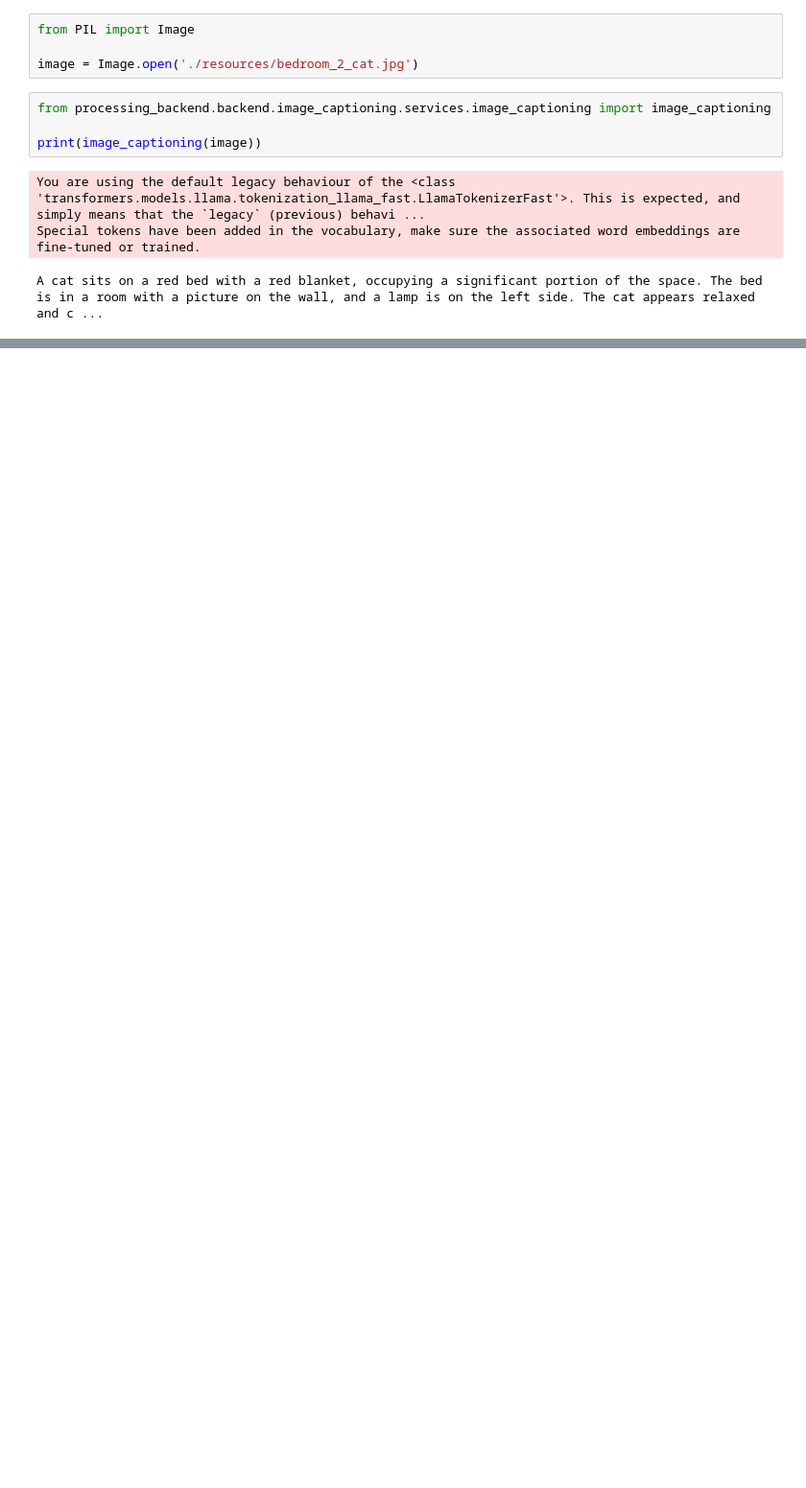
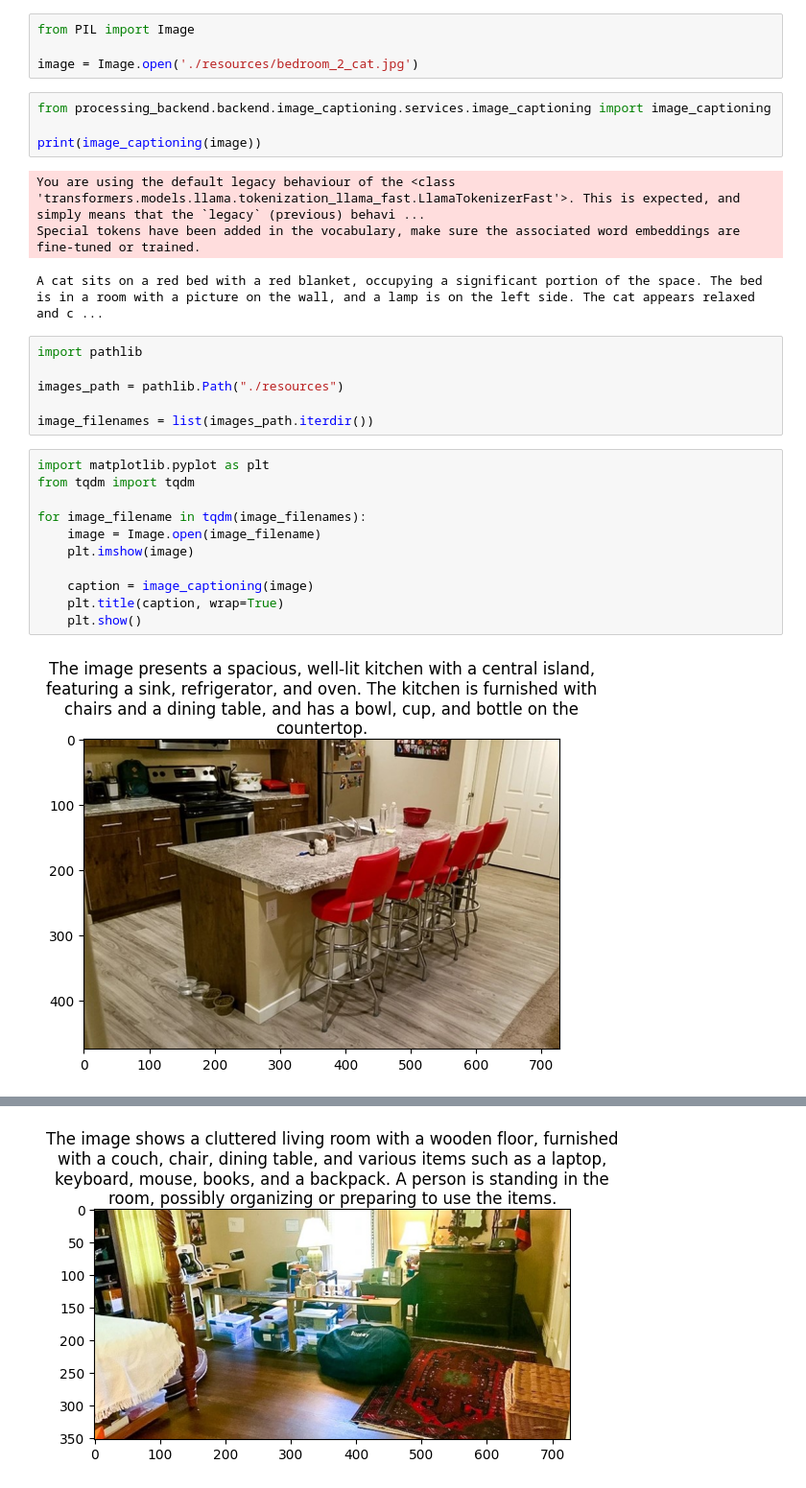
Before and after one commit to GheorgheMorari/PBL-Master-sem2, a Jupyter notebook: processing_backend/notebooks/test_image_captioning.ipynb, the cells around one changed output, grey strips where cells are left out. Shown at 96% size. Cells and saved outputs as stored; diff of their text form; blank space fills up the shorter version.

```diff
--- a/processing_backend/notebooks/test_image_captioning.ipynb
+++ b/processing_backend/notebooks/test_image_captioning.ipynb
@@ -10,3 +10,22 @@ print(image_captioning(image))
 You are using the default legacy behaviour of the <class 'transformers.models.llama.tokenization_llama_fast.LlamaTokenizerFast'>. This is expected, and simply means that the `legacy` (previous) behavi ...
 Special tokens have been added in the vocabulary, make sure the associated word embeddings are fine-tuned or trained.
 A cat sits on a red bed with a red blanket, occupying a significant portion of the space. The bed is in a room with a picture on the wall, and a lamp is on the left side. The cat appears relaxed and c ...
+# %%
+import pathlib
+
+images_path = pathlib.Path("./resources")
+
+image_filenames = list(images_path.iterdir())
+# %%
+import matplotlib.pyplot as plt
+from tqdm import tqdm
+
+for image_filename in tqdm(image_filenames):
+    image = Image.open(image_filename)
+    plt.imshow(image)
+
+    caption = image_captioning(image)
+    plt.title(caption, wrap=True)
+    plt.show()
+# %% [output]
+[figure, added]
@@ -12,0 +42 @@ A cat sits on a red bed with a red blanket, occupying a significant portion of t
+[figure, added]
```
Also changed, not shown: parts of 1 cell of this notebook.
